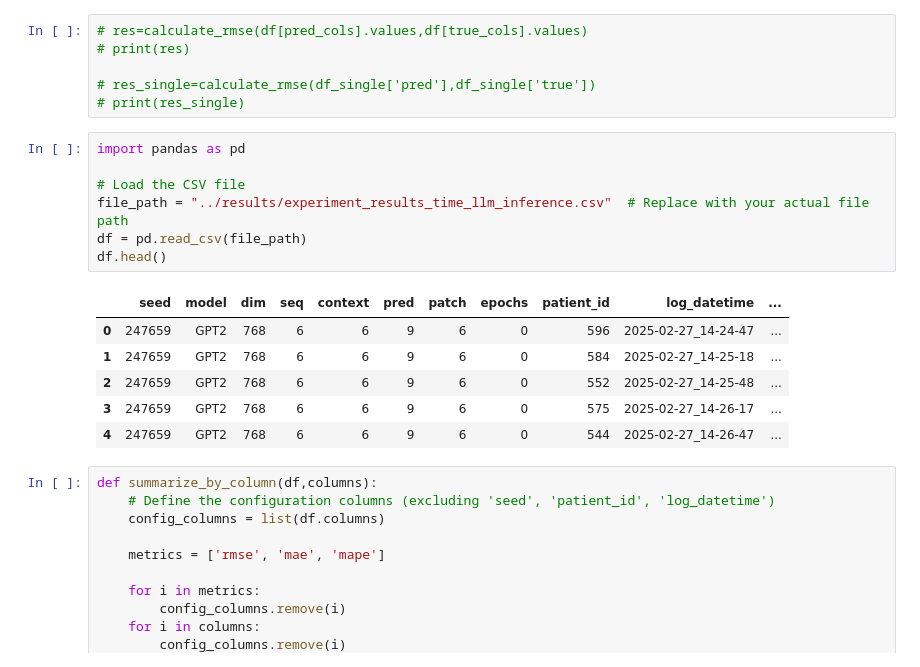
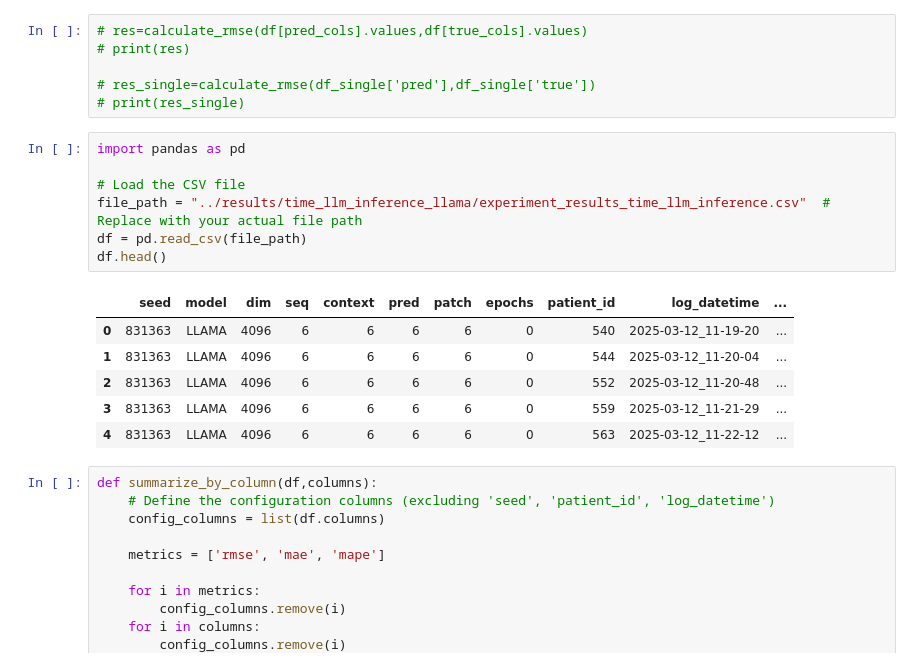
Before and after one commit to ammahmoudi/diab-llm, a Jupyter notebook: notebooks/results.ipynb, the cells around one changed output. Drawn from its saved outputs; the diff is of its cells as text.

```diff
--- a/notebooks/results.ipynb
+++ b/notebooks/results.ipynb
@@ -65,17 +65,17 @@ def calculate_mape(
 # %%
 import pandas as pd
 
 # Load the CSV file
-file_path = "../results/experiment_results_time_llm_inference.csv"  # Replace with your actual file path
+file_path = "../results/time_llm_inference_llama/experiment_results_time_llm_inference.csv"  # Replace with your actual file path
 df = pd.read_csv(file_path)
 df.head()
 # %% [output]
 |  | seed | model | dim | seq | context | pred | patch | epochs | patient_id | log_datetime | ... |
-| 0 | 247659 | GPT2 | 768 | 6 | 6 | 9 | 6 | 0 | 596 | 2025-02-27_14-24-47 | ... |
-| 1 | 247659 | GPT2 | 768 | 6 | 6 | 9 | 6 | 0 | 584 | 2025-02-27_14-25-18 | ... |
-| 2 | 247659 | GPT2 | 768 | 6 | 6 | 9 | 6 | 0 | 552 | 2025-02-27_14-25-48 | ... |
-| 3 | 247659 | GPT2 | 768 | 6 | 6 | 9 | 6 | 0 | 575 | 2025-02-27_14-26-17 | ... |
-| 4 | 247659 | GPT2 | 768 | 6 | 6 | 9 | 6 | 0 | 544 | 2025-02-27_14-26-47 | ... |
+| 0 | 831363 | LLAMA | 4096 | 6 | 6 | 6 | 6 | 0 | 540 | 2025-03-12_11-19-20 | ... |
+| 1 | 831363 | LLAMA | 4096 | 6 | 6 | 6 | 6 | 0 | 544 | 2025-03-12_11-20-04 | ... |
+| 2 | 831363 | LLAMA | 4096 | 6 | 6 | 6 | 6 | 0 | 552 | 2025-03-12_11-20-48 | ... |
+| 3 | 831363 | LLAMA | 4096 | 6 | 6 | 6 | 6 | 0 | 559 | 2025-03-12_11-21-29 | ... |
+| 4 | 831363 | LLAMA | 4096 | 6 | 6 | 6 | 6 | 0 | 563 | 2025-03-12_11-22-12 | ... |
 # %%
 def summarize_by_column(df,columns):
     # Define the configuration columns (excluding 'seed', 'patient_id', 'log_datetime')
```
Also changed, not shown: parts of 3 cells of this notebook, 52 other files.
